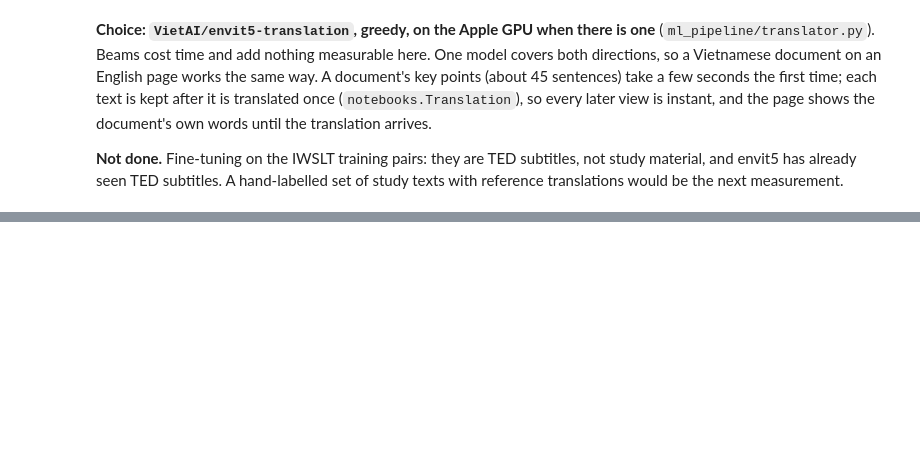
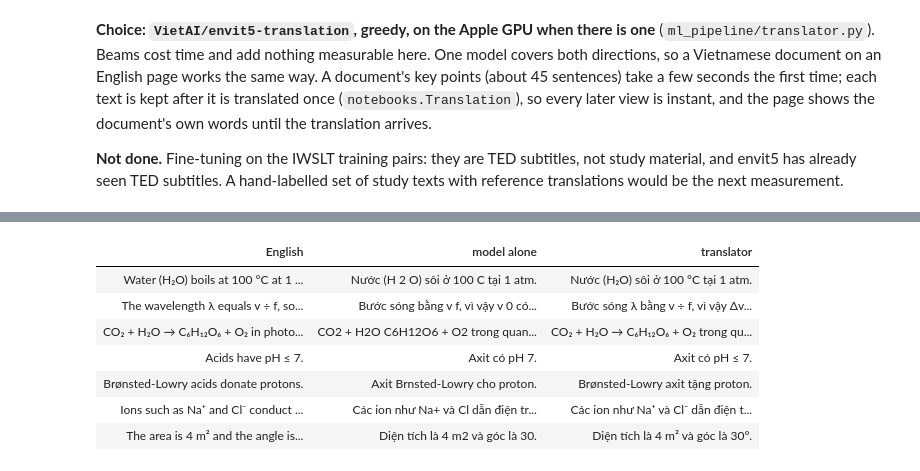
Before and after one commit to BlobaTeee/Study-Platform-Development, a Jupyter notebook: ml_pipeline/notebooks/12_translation.ipynb, the cells around one changed output, grey strips where cells are left out. Cells and saved outputs as stored; diff of their text form; code cells hidden in the pictures; blank space fills up the shorter version.

```diff
--- a/ml_pipeline/notebooks/12_translation.ipynb
+++ b/ml_pipeline/notebooks/12_translation.ipynb
@@ -205,0 +254,15 @@ already seen TED subtitles. A hand-labelled set of study texts with reference tr
+# %%
+symbols = ['Water (H₂O) boils at 100 °C at 1 atm.', 'The wavelength λ equals v ÷ f, so Δv ≈ 0 means no change.',
+           'CO₂ + H₂O → C₆H₁₂O₆ + O₂ in photosynthesis.', 'Acids have pH ≤ 7.', 'Brønsted-Lowry acids donate protons.',
+           'Ions such as Na⁺ and Cl⁻ conduct electricity in water.', 'The area is 4 m² and the angle is 30°.']
+pd.DataFrame({'English': symbols, 'model alone': translator('envit5')(symbols),
+              'translator': local.translate(symbols, 'en', 'vi')}).style.hide(axis='index')
+# %% [output]
+| English | model alone | translator |
+| Water (H₂O) boils at 100 °C at 1 ... | Nước (H 2 O) sôi ở 100 C tại 1 atm. | Nước (H₂O) sôi ở 100 °C tại 1 atm. |
+| The wavelength λ equals v ÷ f, so... | Bước sóng bằng v f, vì vậy v 0 có... | Bước sóng λ bằng v ÷ f, vì vậy Δv... |
+| CO₂ + H₂O → C₆H₁₂O₆ + O₂ in photo... | CO2 + H2O C6H12O6 + O2 trong quan... | CO₂ + H₂O → C₆H₁₂O₆ + O₂ trong qu... |
+| Acids have pH ≤ 7. | Axit có pH 7. | Axit có pH ≤ 7. |
+| Brønsted-Lowry acids donate protons. | Axit Brnsted-Lowry cho proton. | Brønsted-Lowry axit tặng proton. |
+| Ions such as Na⁺ and Cl⁻ conduct ... | Các ion như Na+ và Cl dẫn điện tr... | Các ion như Na⁺ và Cl⁻ dẫn điện t... |
+| The area is 4 m² and the angle is... | Diện tích là 4 m2 và góc là 30. | Diện tích là 4 m² và góc là 30°. |
```
Also changed, not shown: parts of 9 cells of this notebook, 5 other files.
